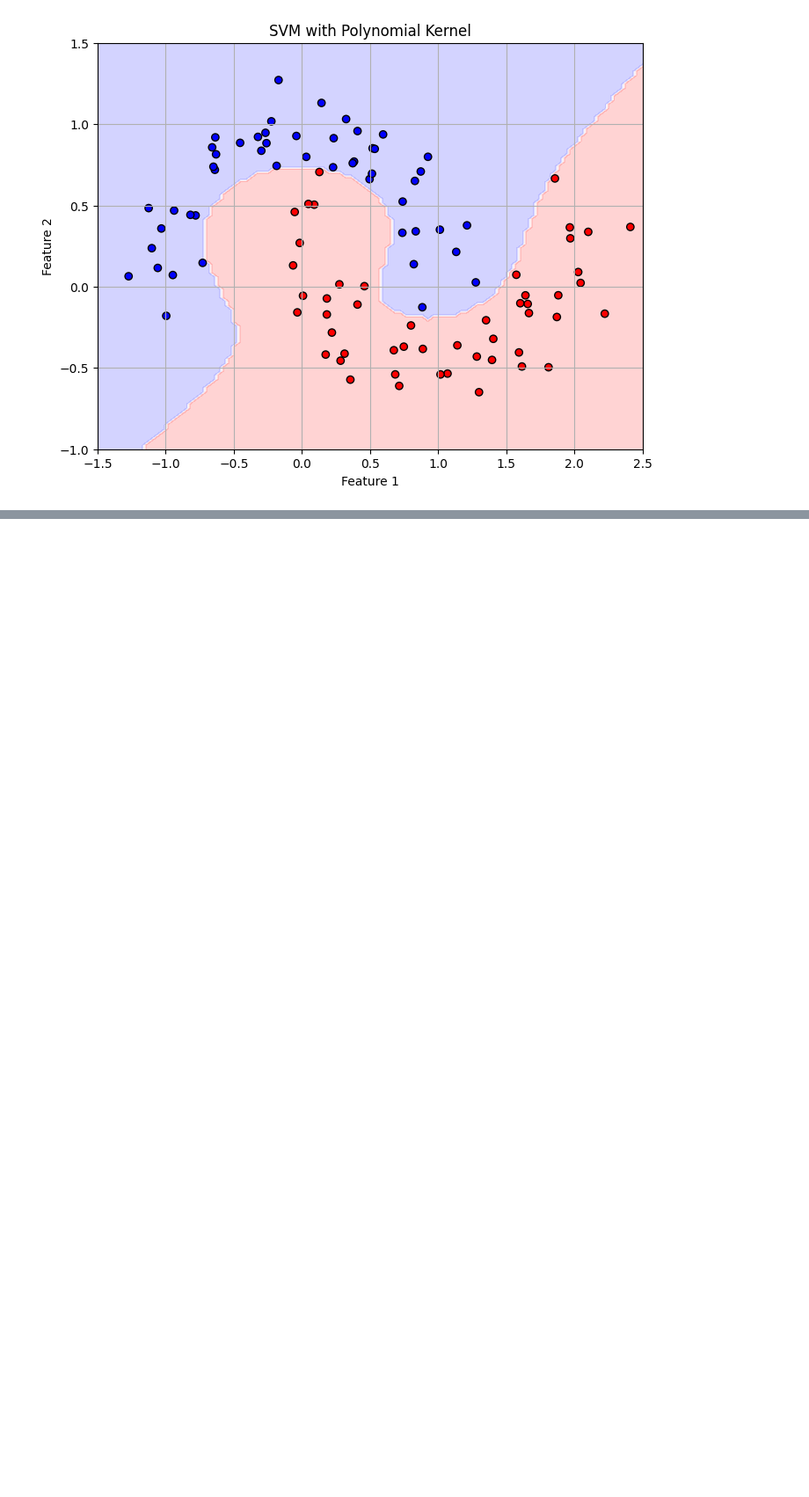
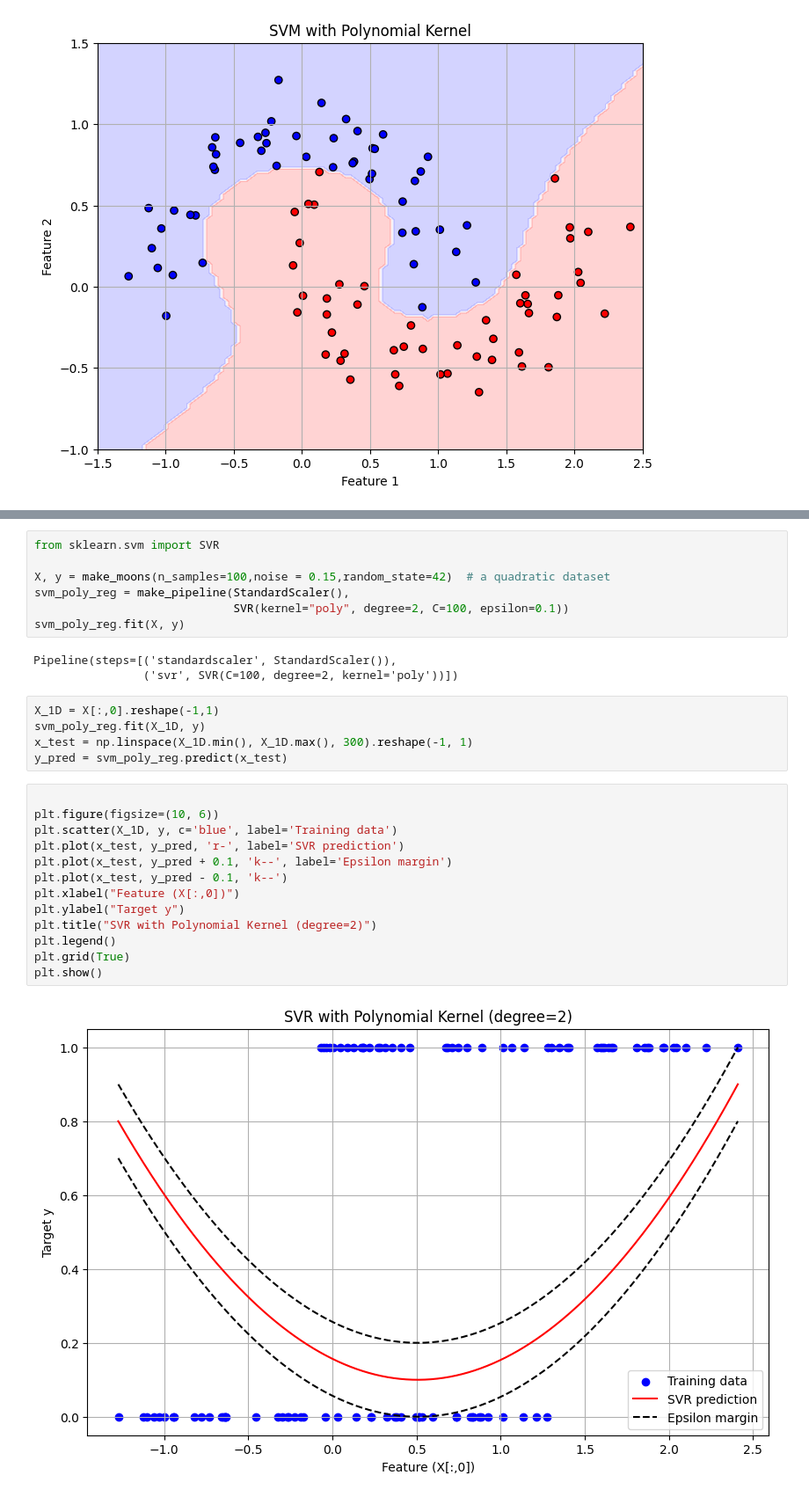
Before and after one commit to vedantk23/Homl, a Jupyter notebook: svm.ipynb, the cells around one changed output, grey strips where cells are left out. Shown at 88% size. Drawn from its saved outputs; the diff is of its cells as text; blank space fills up the shorter version.

```diff
--- a/svm.ipynb
+++ b/svm.ipynb
@@ -113,0 +132,30 @@ plot_decision_boundary(poly_svm_clf, X, y, plot_title="SVM with Polynomial Kerne
+# %%
+from sklearn.svm import SVR
+
+X, y = make_moons(n_samples=100,noise = 0.15,random_state=42)  # a quadratic dataset
+svm_poly_reg = make_pipeline(StandardScaler(),
+                             SVR(kernel="poly", degree=2, C=100, epsilon=0.1))
+svm_poly_reg.fit(X, y)
+# %% [output]
+Pipeline(steps=[('standardscaler', StandardScaler()),
+                ('svr', SVR(C=100, degree=2, kernel='poly'))])
+# %%
+X_1D = X[:,0].reshape(-1,1)
+svm_poly_reg.fit(X_1D, y)
+x_test = np.linspace(X_1D.min(), X_1D.max(), 300).reshape(-1, 1)
+y_pred = svm_poly_reg.predict(x_test)
+# %%
+
+plt.figure(figsize=(10, 6))
+plt.scatter(X_1D, y, c='blue', label='Training data')
+plt.plot(x_test, y_pred, 'r-', label='SVR prediction')
+plt.plot(x_test, y_pred + 0.1, 'k--', label='Epsilon margin')
+plt.plot(x_test, y_pred - 0.1, 'k--')
+plt.xlabel("Feature (X[:,0])")
+plt.ylabel("Target y")
+plt.title("SVR with Polynomial Kernel (degree=2)")
+plt.legend()
+plt.grid(True)
+plt.show()
+# %% [output]
+[figure, added]
```
Also changed, not shown: parts of 2 cells of this notebook, 2 other files.
